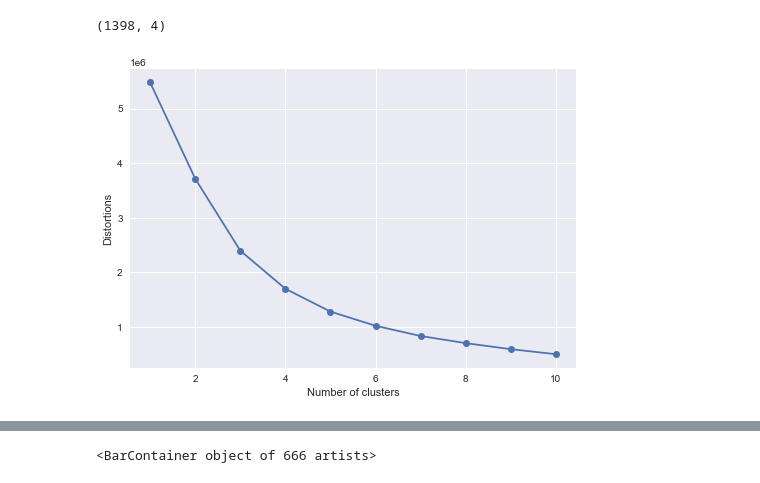
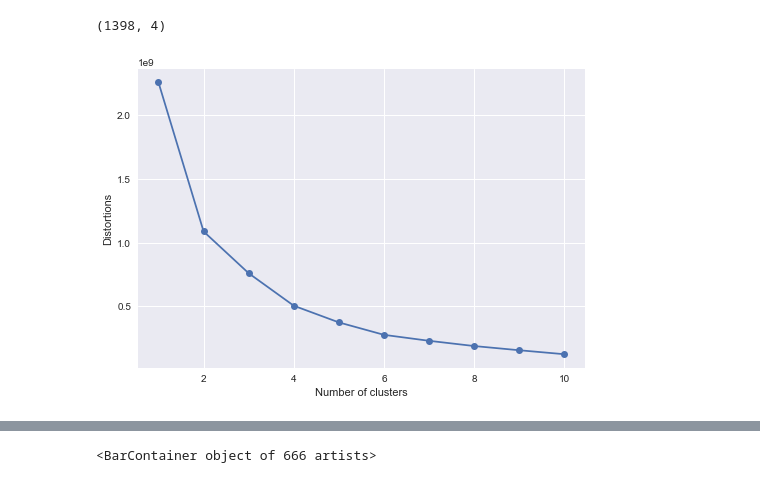
Before and after one commit to JamesKha/mini-project-III, a Jupyter notebook: mini-project-III.ipynb, the cells around one changed output, grey strips where cells are left out. Drawn from its saved outputs; the diff is of its cells as text; code cells hidden in the pictures.

```diff
--- a/mini-project-III.ipynb
+++ b/mini-project-III.ipynb
@@ -16,3 +16,9 @@ accountInformation = pd.read_csv('twm_accounts.csv', sep=";")
 transactionsInformation = pd.read_csv('twm_transactions.csv', sep=";")
 creditAccountInformation = pd.read_csv('twm_credit_acct.csv',sep=";")
 savingAccountInformation = pd.read_csv('twm_savings_acct.csv', sep=";")
+# %%
+savingAccountInformation['amountChanged'] = savingAccountInformation['ending_balance']-savingAccountInformation["starting_balance"]
+# %%
+endingandAmountChanged = savingAccountInformation.sort_values(by=["ending_balance","amountChanged"],ascending=[True,True])
+# %%
+endingandAmountChanged = endingandAmountChanged[["ending_balance","amountChanged"]]
@@ -296,9 +335,9 @@ def plot_distortions(X,max_clusters=10):
 # %%
 customerAge_Income = dfIncomeDroppedUnderAged[['age','income']]
 # %%
-plot_distortions(new_df,10)
+plot_distortions(endingandAmountChanged,10)
 # %% [output]
-[figure, old version]
+[figure, new version]
 # %%
 def plot_clusters(X,y_res,plt_cluster_centers=False):
     X_centroids = []
```
Also changed, not shown: parts of 7 cells of this notebook, 2 other files.
